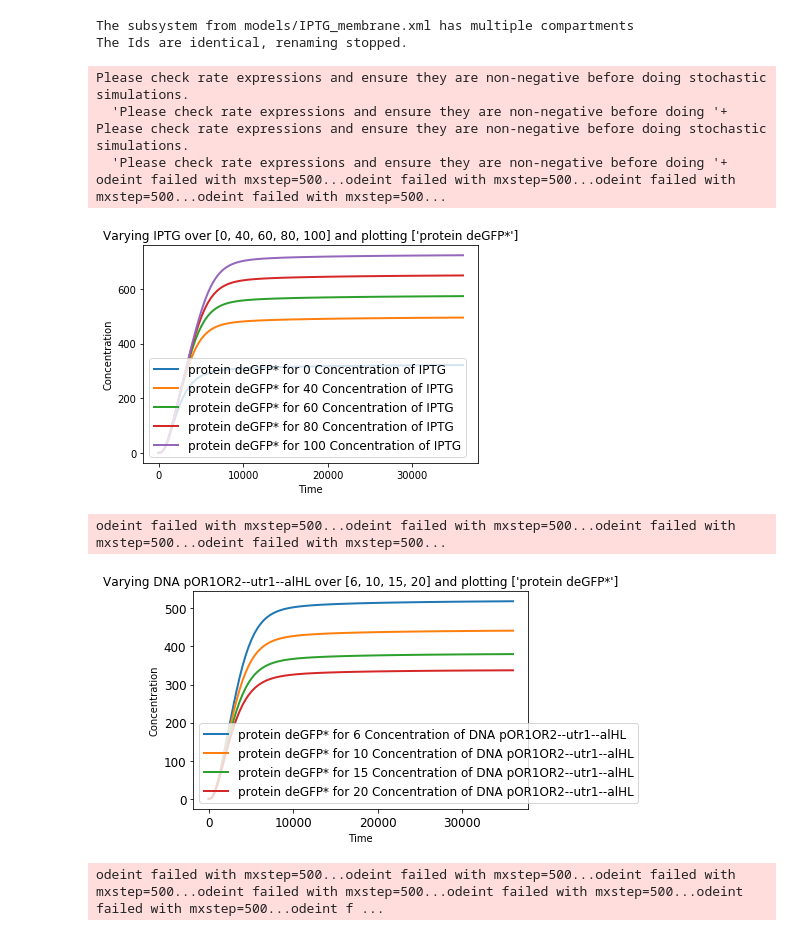
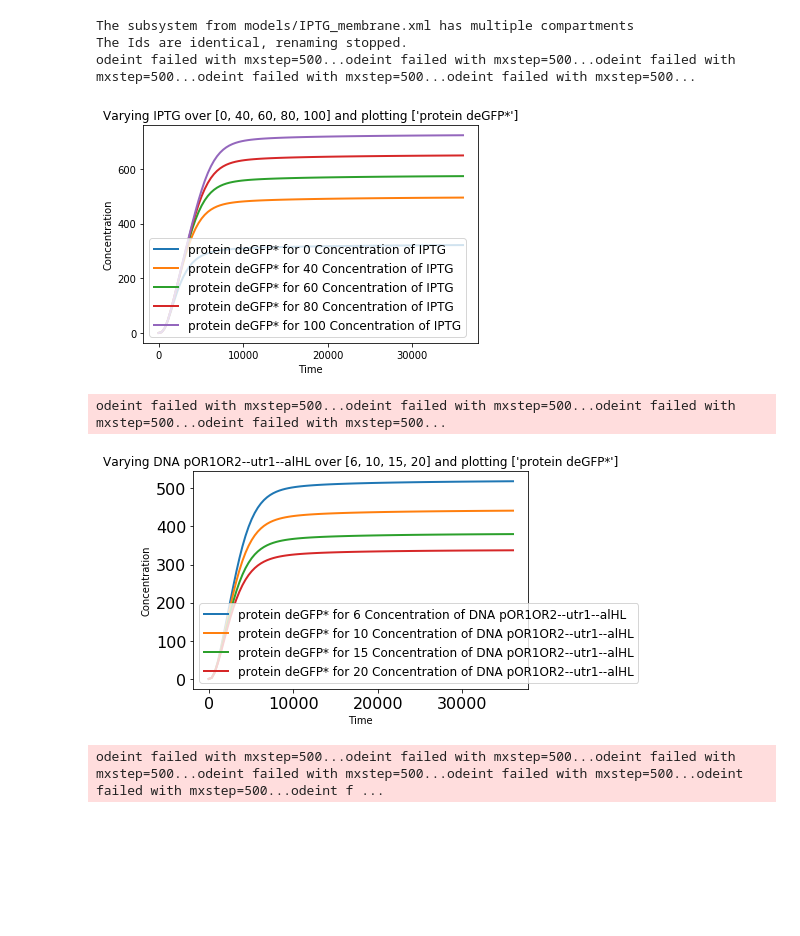
Before and after one commit to BuildACell/subsbml, a Jupyter notebook: examples/IPTG transport/IPTG transport .ipynb, the cells around one changed output. Drawn from its saved outputs; the diff is of its cells as text; code cells hidden in the pictures; blank space fills up the shorter version.

```diff
--- a/examples/IPTG transport/IPTG transport .ipynb
+++ b/examples/IPTG transport/IPTG transport .ipynb
@@ -1,5 +1,7 @@
 # %%
-from subsbml import *
+from subsbml.System import System
+from subsbml.Subsystem import createSubsystem
+import numpy as np
 import time
 alHL = createSubsystem('models/alHL.xml')
 GFP = createSubsystem('models/GFP.xml')
@@ -22,26 +24,28 @@ cell_sub.writeSBML('models/cell_transport_model.xml')
 
 # Simulations
 gfp = cell_sub.getSpeciesByName('protein deGFP*')
-timepoints = np.linspace(0,10*60*60,100)
+try:
+    timepoints = np.linspace(0,10*60*60,100)
 
 
-### If bioscrape is installed, uncomment the following to simulate the model. Otherwise, use your own preferred simulator with the SBML model generated above.
-_ = cell_sub.simulateVariableInputs('IPTG',[0, 40, 60, 80, 100], ['protein deGFP*'], timepoints, Simulator = 'roadrunner', mode = 'reset', compartmentInput= 'cell_external',compartmentSpecies = 'cell_internal')
+    ### If bioscrape is installed, uncomment the following to simulate the model. Otherwise, use your own preferred simulator with the SBML model generated above.
+    _ = cell_sub.simulateVariableInputs('IPTG',[0, 40, 60, 80, 100], ['protein deGFP*'], timepoints, Simulator = 'roadrunner', mode = 'reset', compartmentInput= 'cell_external',compartmentSpecies = 'cell_internal')
+except:
+    print('Simulator not found')
 # %% [output]
 The subsystem from models/IPTG_membrane.xml has multiple compartments
 The Ids are identical, renaming stopped.
+odeint failed with mxstep=500...odeint failed with mxstep=500...odeint failed with mxstep=500...odeint failed with mxstep=500...odeint failed with mxstep=500...
-Please check rate expressions and ensure they are non-negative before doing stochastic simulations.
-  'Please check rate expressions and ensure they are non-negative before doing '+
-Please check rate expressions and ensure they are non-negative before doing stochastic simulations.
-  'Please check rate expressions and ensure they are non-negative before doing '+
-odeint failed with mxstep=500...odeint failed with mxstep=500...odeint failed with mxstep=500...odeint failed with mxstep=500...
 [figure]
 # %%
-_ = cell_sub.simulateVariableInputs('DNA pOR1OR2--utr1--alHL',[6, 10, 15, 20],
+try:
+    _ = cell_sub.simulateVariableInputs('DNA pOR1OR2--utr1--alHL',[6, 10, 15, 20],
                                 ['protein deGFP*'], timepoints, plotShow = 'single')
+except:
+    print('Simulator not found')
 # %% [output]
 odeint failed with mxstep=500...odeint failed with mxstep=500...odeint failed with mxstep=500...odeint failed with mxstep=500...
-[figure, old version]
+[figure, new version]
 # %%
 
 # More simulation options and optimizations in simulations
```
Also changed, not shown: parts of 1 cell of this notebook, 23 other files.
